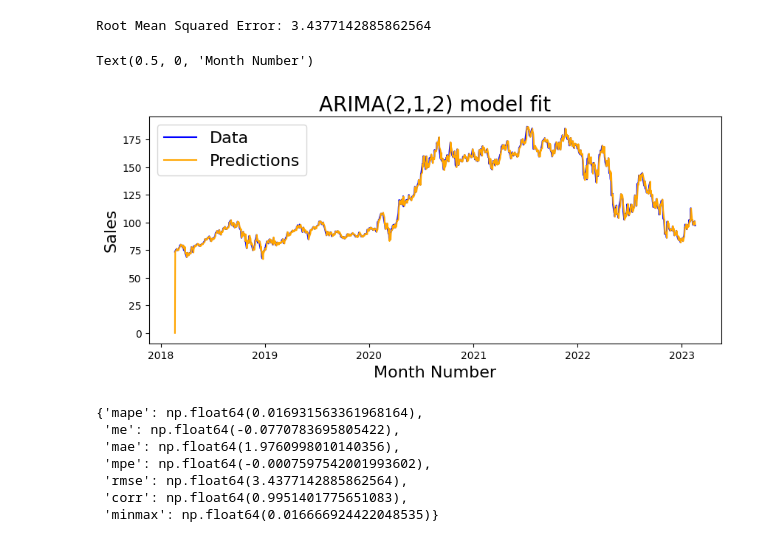
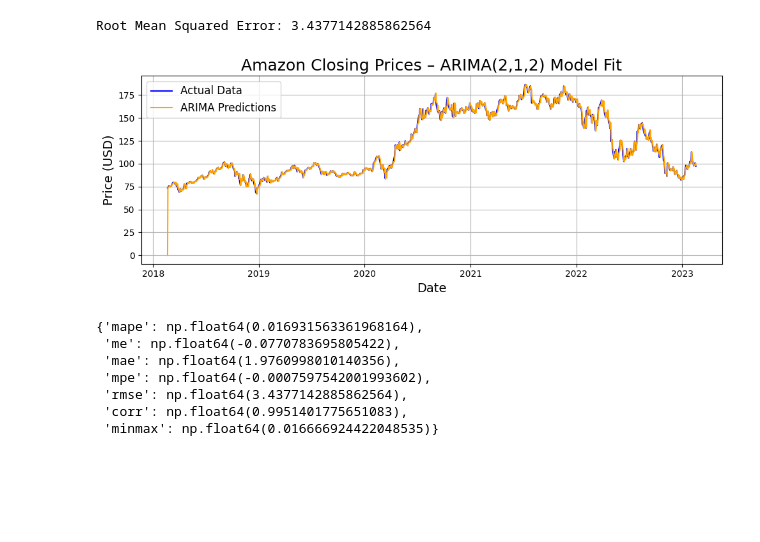
Before and after one commit to Samjacob007/Time-Series, a Jupyter notebook: Time_Series_Modelling_Case_Study.ipynb, the cells around one changed output. Cells and saved outputs as stored; diff of their text form; code cells hidden in the pictures; blank space fills up the shorter version.

```diff
--- a/Time_Series_Modelling_Case_Study.ipynb
+++ b/Time_Series_Modelling_Case_Study.ipynb
@@ -632,13 +711,22 @@ plt.show()
 # %% [output]
 [figure]
 # %%
-# Use the correct DataFrame
+#  the actual test data
 amzn_test_data = amzn_df['Close']
 
-# Get prediction start and end dates
+# prediction range based on the actual data index
 pred_start_date = amzn_test_data.index[0]
 pred_end_date = amzn_test_data.index[-1]
 
-# Get the predictions and residuals
+# Generate in-sample predictions using the ARIMA model
 amzn_predictions = amzn_best_model_fit.predict(start=pred_start_date, end=pred_end_date)
+
+# Align predictions length if needed (optional safety step)
+amzn_predictions = amzn_predictions[:len(amzn_test_data)]
+
+# Calculate residuals
 amzn_residuals = amzn_test_data - amzn_predictions
+
+# Preview residuals
+print("🔹 Sample Residuals (Amazon):")
+print(amzn_residuals.head())
@@ -671,21 +769,21 @@ print('Root Mean Squared Error:', np.sqrt(np.mean(amzn_residuals**2)))
 # %% [output]
 Root Mean Squared Error: 3.4377142885862564
 # %%
-# Plot the model prediction against the data
+# Plot actual vs predicted closing prices
+plt.figure(figsize=(10, 4))
 
-plt.figure(figsize=(10,4))
+plt.plot(amzn_test_data, color='blue', label='Actual Data')
+plt.plot(amzn_predictions, color='orange', label='ARIMA Predictions')
 
-plt.plot(amzn_test_data,color='blue')
-plt.plot(amzn_predictions,color='orange')
-
-plt.legend(('Data', 'Predictions'), fontsize=16)
-
-plt.title('ARIMA(2,1,2) model fit', fontsize=20)
-plt.ylabel('Sales', fontsize=16)
-plt.xlabel('Month Number', fontsize=16)
+plt.title('Amazon Closing Prices – ARIMA(2,1,2) Model Fit', fontsize=18)
+plt.xlabel('Date', fontsize=14)
+plt.ylabel('Price (USD)', fontsize=14)
+plt.legend(fontsize=12)
+plt.grid(True)
+plt.tight_layout()
+plt.show()
 # %% [output]
-Text(0.5, 0, 'Month Number')
-[figure, old version]
+[figure, new version]
 # %%
 forecast_accuracy(amzn_predictions, amzn_test_data)
 # %% [output]
```
Also changed, not shown: parts of 61 cells of this notebook.
